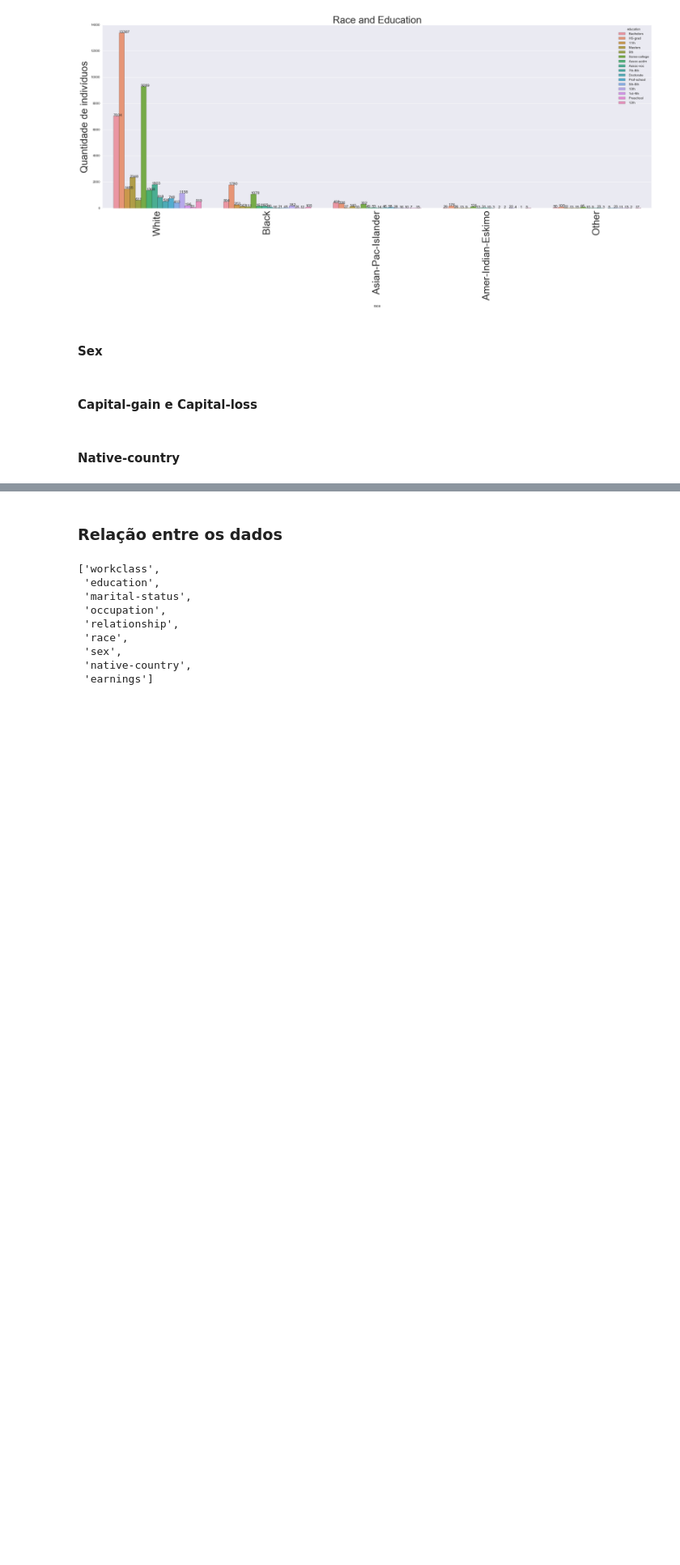
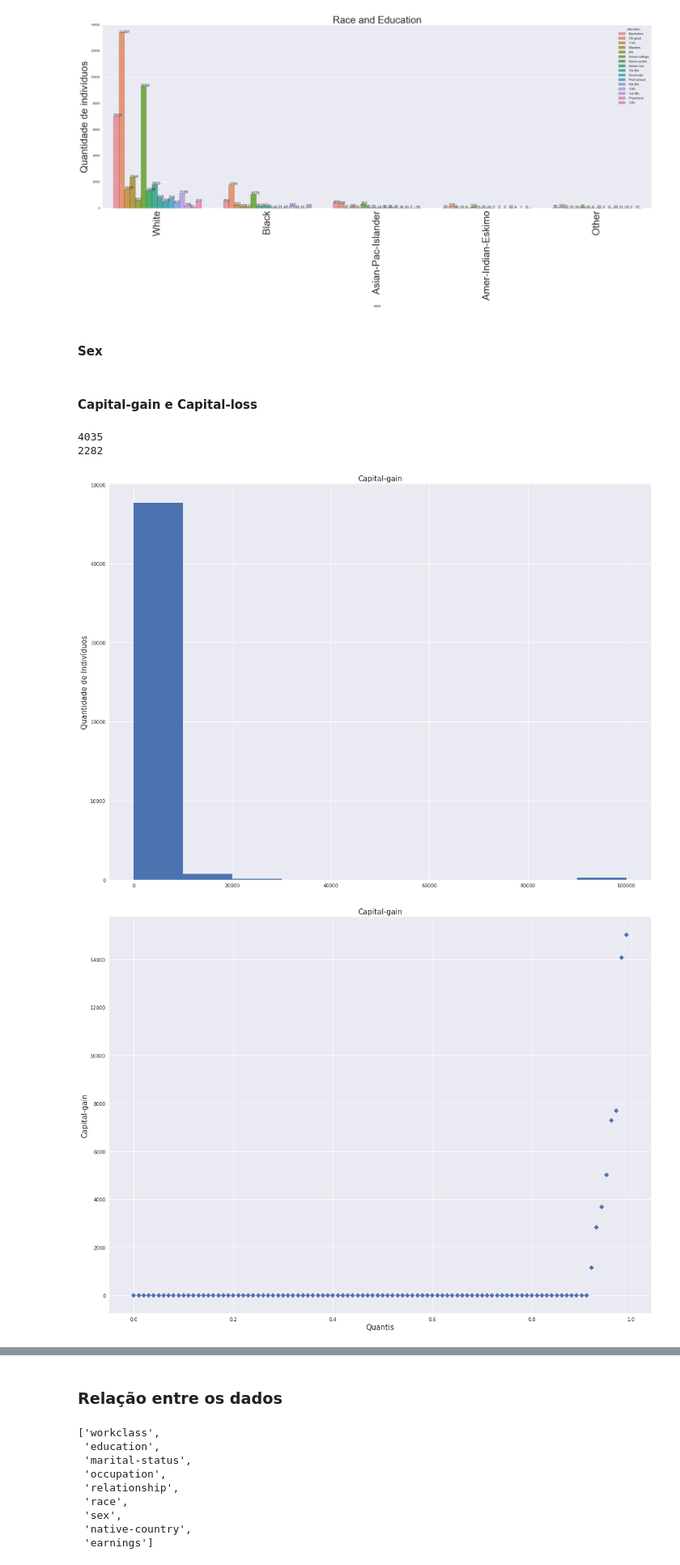
Before and after one commit to gustavo-mn/adult-dataset, a Jupyter notebook: Trabalho.ipynb, the cells around one changed output, grey strips where cells are left out. Shown at 81% size. Saved outputs shown, nothing was run; the diff lists cells and outputs as text; code cells hidden in the pictures; blank space fills up the shorter version.

```diff
--- a/Trabalho.ipynb
+++ b/Trabalho.ipynb
@@ -811,5 +826,71 @@ plt.show()
 #### Sex
 # %% [markdown]
 #### Capital-gain e Capital-loss
-# %% [markdown]
-#### Native-country
+# %%
+from scipy import stats
+
+# Feature capital-gain
+
+for i in range(4):
+
+    plt.figure(figsize=(20,15))
+
+    if i == 0:
+
+        # plt.subplot(221)
+        plt.hist(data["capital-gain"])
+        # plt.xlabel('Capital-gain', fontsize=15)
+        plt.ylabel('Quantidade de Indivíduos', fontsize=15)
+        plt.title("Capital-gain",fontsize=15)
+#         plt.show()
+
+        plt.savefig('capital-gain-hist.png')
+
+    elif i == 1:
+        #     plt.subplot(222)
+        mq_capital_gain = stats.mstats.mquantiles(data['capital-gain'],np.arange(0,1,0.01))
+        plt.plot(np.arange(0,1,0.01),mq_capital_gain,'D')
+        # plt.plot(np.linspace(0,training_data['capital-gain'].values.max(),100), mq_capital_gain, '.')
+        # stats.probplot(training_data["capital-gain"],plot=plt)
+        plt.xlabel('Quantis', fontsize=15)
+        plt.ylabel('Capital-gain', fontsize=15)
+        plt.title("Capital-gain", fontsize=15)
+#         plt.show()
+
+        plt.savefig('capital-gain-qplot.png')
+
+    elif i == 2:
+
+        # Feature capital-loss
+
+#         plt.subplot(223)
+        plt.hist(training_data["capital-loss"])
+        # plt.xlabel('Capital-loss', fontsize=15)
+        plt.ylabel('Quantidade de Indivíduos', fontsize=15)
+        plt.title("Capital-loss",fontsize=15)
+#         plt.show()
+
+        plt.savefig('capital-loss-hist.png')
+
+    elif i == 3:
+
+        #     plt.subplot(224)
+        mq_capital_loss = stats.mstats.mquantiles(data['capital-loss'],np.arange(0,1,0.01))
+        plt.plot(np.arange(0,1,0.01),mq_capital_loss,'D')
+        # plt.plot(np.linspace(0,training_data['capital-loss'].values.max(),100), mq_capital_loss, '.')
+        # stats.probplot(training_data["capital-loss"],plot=plt)
+        plt.xlabel('Quantis', fontsize=15)
+        plt.ylabel('Capital-loss', fontsize=15)
+        plt.title('Capital-loss', fontsize=15)
+#         plt.show()
+
+        plt.savefig('capital-loss-qplot.png')
+
+
+print(data.loc[data["capital-gain"]>0].shape[0])
+print(data.loc[data["capital-loss"]>0].shape[0])
+# %% [output]
+4035
+2282
+[figure, added]
+[figure, added]
```
Also changed, not shown: parts of 8 cells of this notebook, 43 other files.
